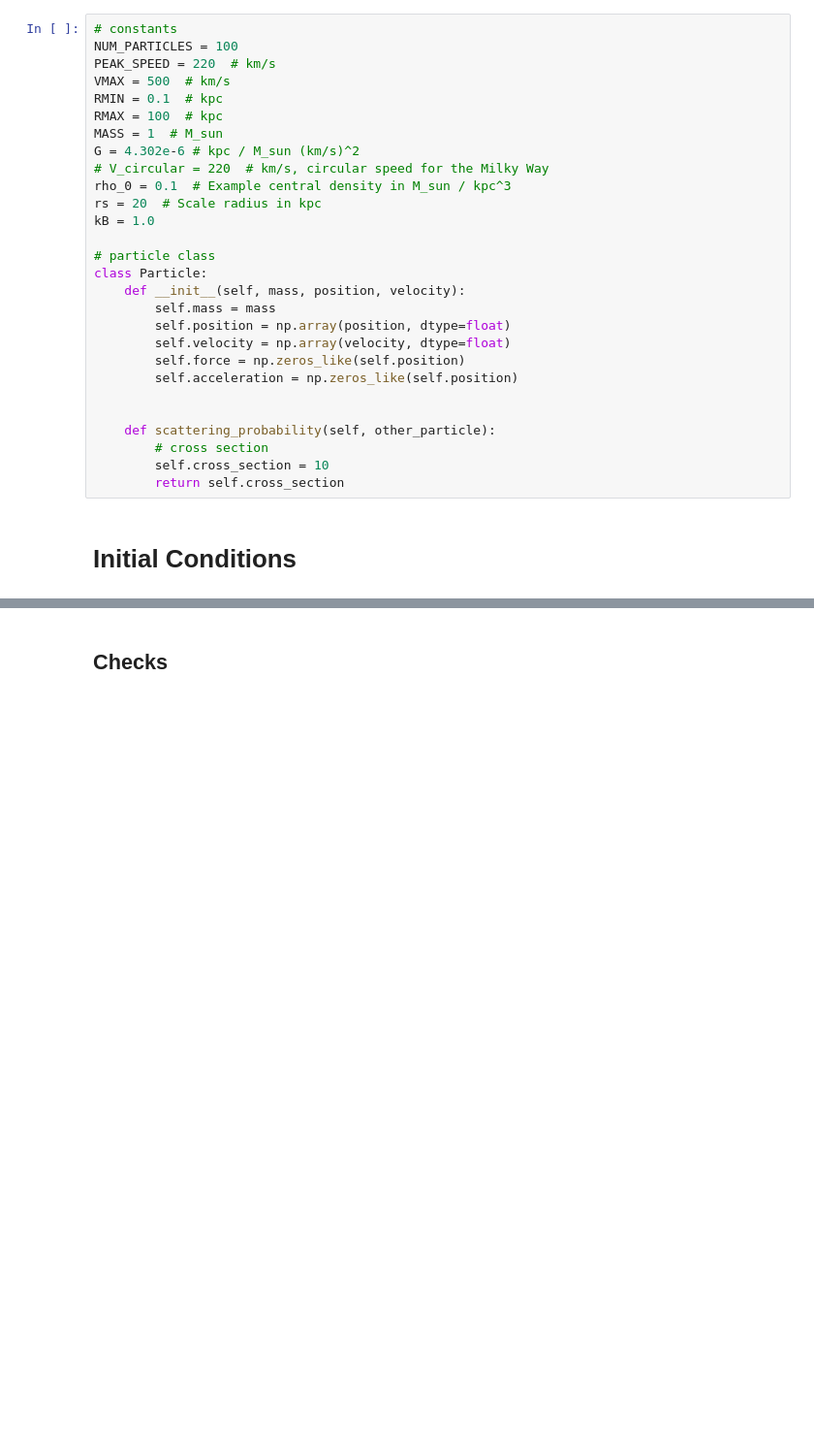
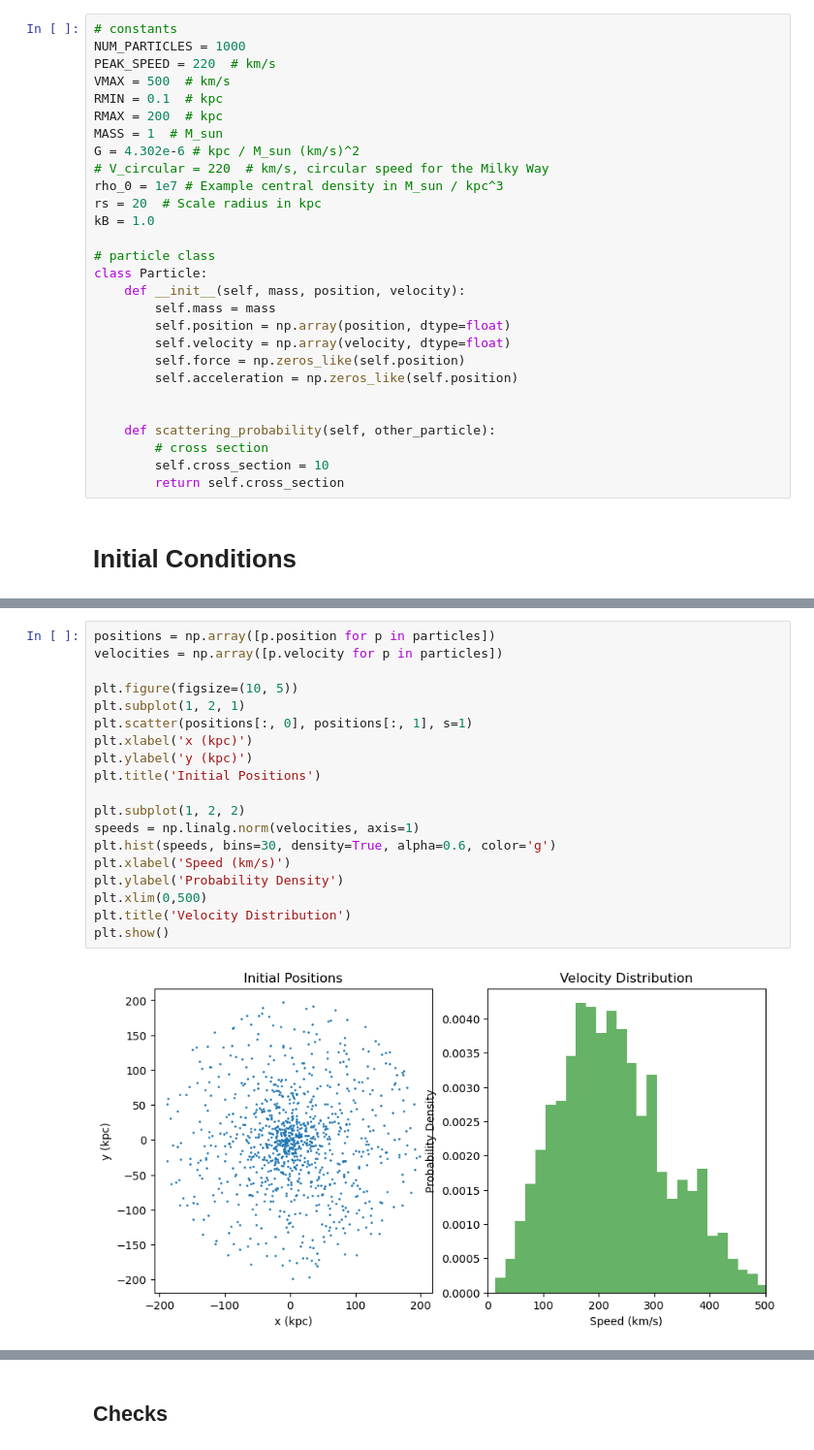
Before and after one commit to AdamSmithOrlik/dark-matter-N-body, a Jupyter notebook: N-body-solver-dev.ipynb, the cells around one changed output, grey strips where cells are left out. Shown: that part at 97% size. Drawn from its saved outputs; the diff is of its cells as text; blank space fills up the shorter version.

```diff
--- a/N-body-solver-dev.ipynb
+++ b/N-body-solver-dev.ipynb
@@ -10,15 +11,15 @@ import time
 # Particle Class
 # %%
 # constants
-NUM_PARTICLES = 100
+NUM_PARTICLES = 1000
 PEAK_SPEED = 220  # km/s
 VMAX = 500  # km/s
 RMIN = 0.1  # kpc
-RMAX = 100  # kpc
+RMAX = 200  # kpc
 MASS = 1  # M_sun
 G = 4.302e-6 # kpc / M_sun (km/s)^2
 # V_circular = 220  # km/s, circular speed for the Milky Way
-rho_0 = 0.1  # Example central density in M_sun / kpc^3
+rho_0 = 1e7 # Example central density in M_sun / kpc^3
 rs = 20  # Scale radius in kpc
 kB = 1.0
 
@@ -40,0 +154,21 @@ class Particle:
+# %%
+positions = np.array([p.position for p in particles])
+velocities = np.array([p.velocity for p in particles])
+
+plt.figure(figsize=(10, 5))
+plt.subplot(1, 2, 1)
+plt.scatter(positions[:, 0], positions[:, 1], s=1)
+plt.xlabel('x (kpc)')
+plt.ylabel('y (kpc)')
+plt.title('Initial Positions')
+
+plt.subplot(1, 2, 2)
+speeds = np.linalg.norm(velocities, axis=1)
+plt.hist(speeds, bins=30, density=True, alpha=0.6, color='g')
+plt.xlabel('Speed (km/s)')
+plt.ylabel('Probability Density')
+plt.xlim(0,500)
+plt.title('Velocity Distribution')
+plt.show()
+# %% [output]
+[figure, added]
```
Also changed, not shown: parts of 15 cells of this notebook, 3 other files.
